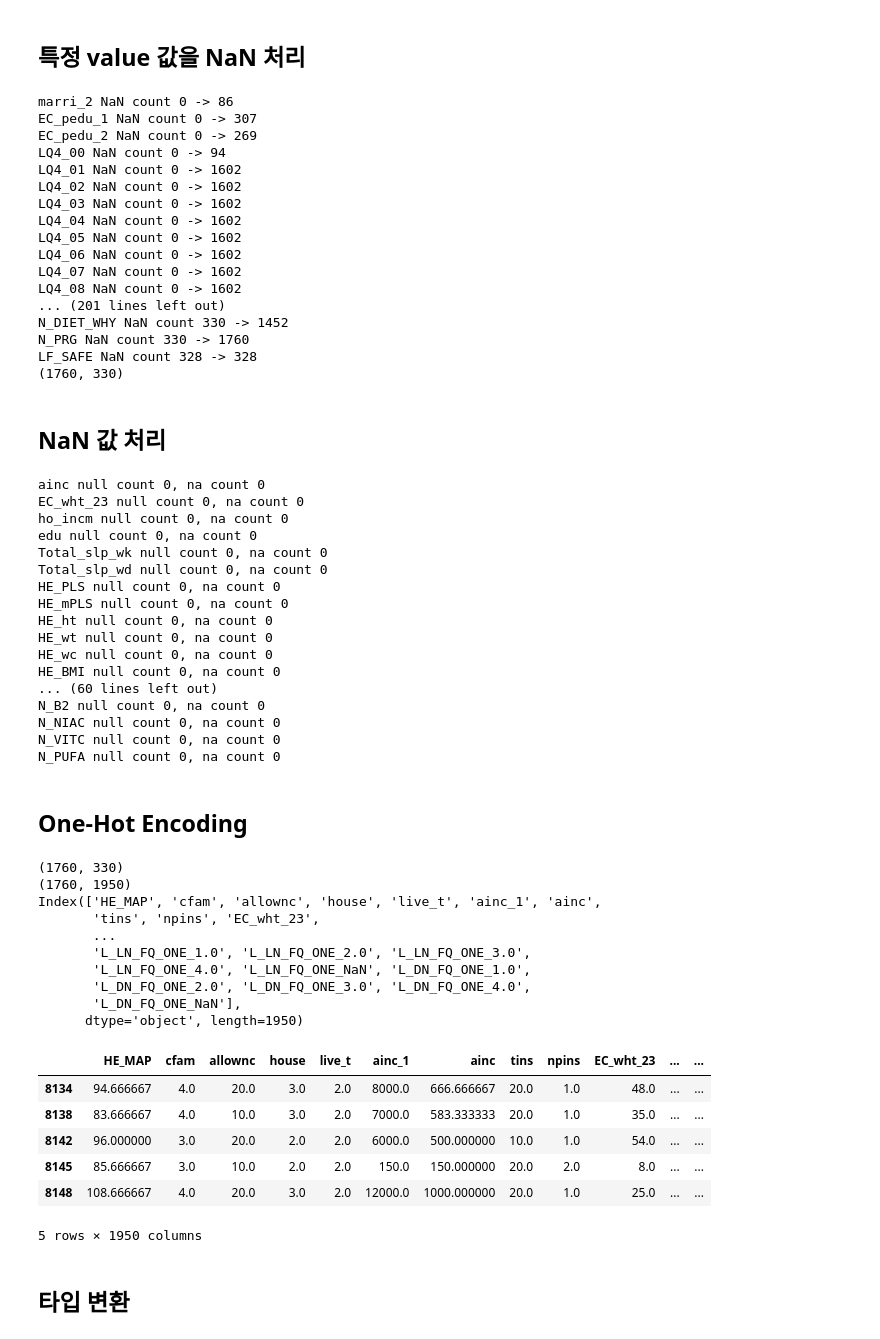
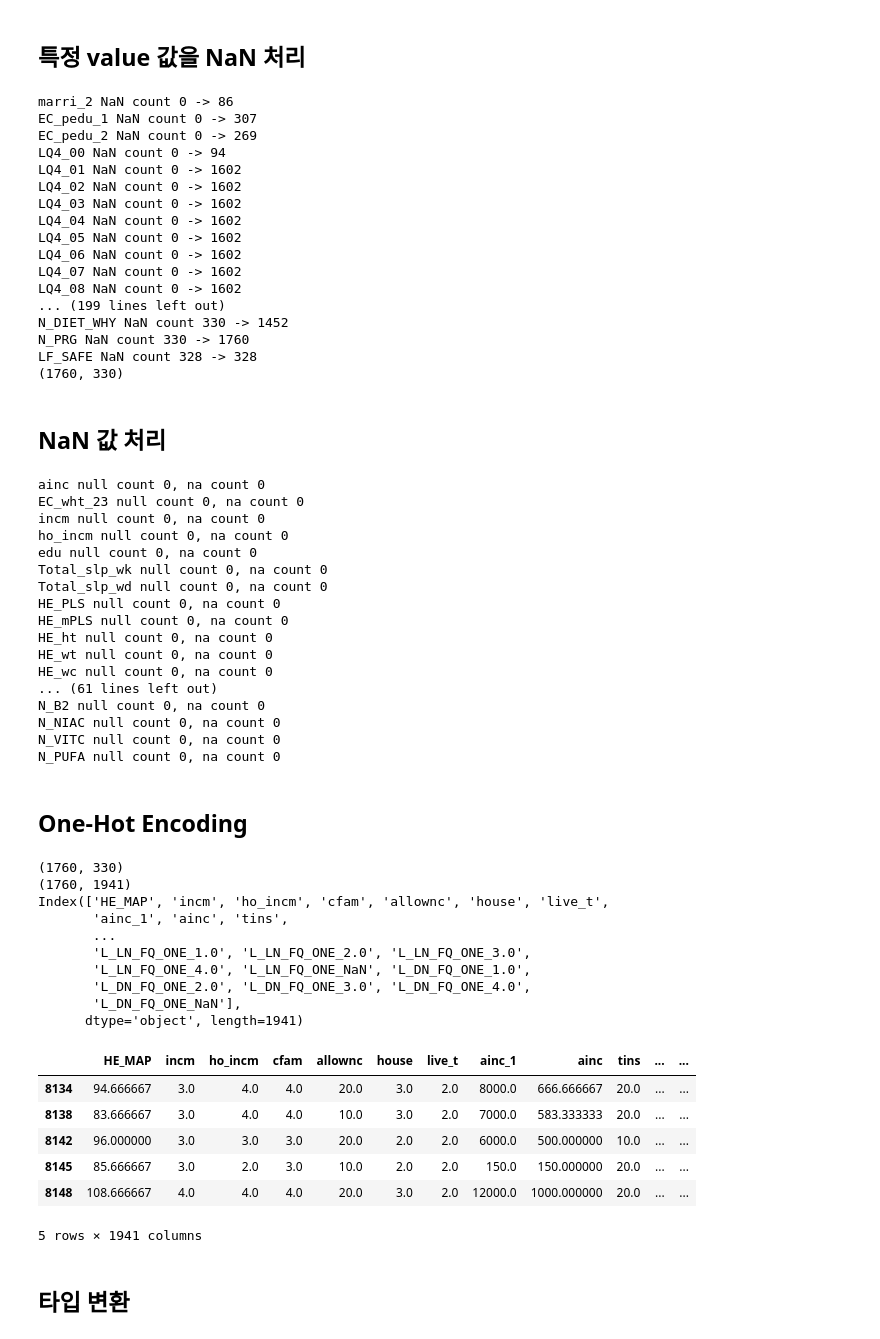
Before and after one commit to zoot0134/kdata_project_2018, a Jupyter notebook: DecisionTreeClassifier_to_pdf_accuracyRate_5(LEE).ipynb, the cells around one changed output. Drawn from its saved outputs; the diff is of its cells as text; code cells hidden in the pictures.

```diff
--- a/DecisionTreeClassifier_to_pdf_accuracyRate_5(LEE).ipynb
+++ b/DecisionTreeClassifier_to_pdf_accuracyRate_5(LEE).ipynb
@@ -575,8 +575,8 @@ nan_df_data = setNanValues(nan_df_data, nan_df_data.BO3_04.name, [8.0, 9.0])
 nan_df_data = setNanValues(nan_df_data, nan_df_data.BO3_12.name, [8.0, 9.0])
 nan_df_data = setNanValues(nan_df_data, nan_df_data.BO3_07.name, [8.0, 9.0])
 
-nan_df_data = setNanValues(nan_df_data, nan_df_data.incm.name, [8.0, 9.0])
-nan_df_data = setNanValues(nan_df_data, nan_df_data.ho_incm.name, [8.0, 9.0])
+#nan_df_data = setNanValues(nan_df_data, nan_df_data.incm.name, [8.0, 9.0])
+#nan_df_data = setNanValues(nan_df_data, nan_df_data.ho_incm.name, [8.0, 9.0])
 nan_df_data = setNanValues(nan_df_data, nan_df_data.edu.name, [888.0, 999.0])
 nan_df_data = setNanValues(nan_df_data, nan_df_data.BO3_09.name, [8.0, 9.0])
 nan_df_data = setNanValues(nan_df_data, nan_df_data.BO3_10.name, [8.0, 9.0])
@@ -737,7 +737,7 @@ LQ4_05 NaN count 0 -> 1602
 LQ4_06 NaN count 0 -> 1602
 LQ4_07 NaN count 0 -> 1602
 LQ4_08 NaN count 0 -> 1602
-... (201 lines left out)
+... (199 lines left out)
 N_DIET_WHY NaN count 330 -> 1452
 N_PRG NaN count 330 -> 1760
 LF_SAFE NaN count 328 -> 328
@@ -763,6 +763,7 @@ def setNanImputer(in_df, name, strategy="mean") :
 imputer_infos = [
       ['ainc', 'mean']
     , ['EC_wht_23', 'mean']
+    , ['incm', 'mean']
     , ['ho_incm', 'mean']
     , ['edu', 'mean']
     , ['Total_slp_wk', 'mean']
@@ -846,6 +847,7 @@ for name, strategy in imputer_infos :
 # %% [output]
 ainc null count 0, na count 0
 EC_wht_23 null count 0, na count 0
+incm null count 0, na count 0
 ho_incm null count 0, na count 0
 edu null count 0, na count 0
 Total_slp_wk null count 0, na count 0
@@ -855,8 +857,7 @@ HE_mPLS null count 0, na count 0
 HE_ht null count 0, na count 0
 HE_wt null count 0, na count 0
 HE_wc null count 0, na count 0
-HE_BMI null count 0, na count 0
-... (60 lines left out)
+... (61 lines left out)
 N_B2 null count 0, na count 0
 N_NIAC null count 0, na count 0
 N_VITC null count 0, na count 0
@@ -879,7 +880,7 @@ def addOneHotEncodingColumns(in_df, name) :
 one_hot_df = imp_df.copy(deep=True)
 print(one_hot_df.shape)
 
-one_hot_df = addOneHotEncodingColumns(one_hot_df, nan_df_data.ho_incm.name)
+#one_hot_df = addOneHotEncodingColumns(one_hot_df, nan_df_data.ho_incm.name)
 one_hot_df = addOneHotEncodingColumns(one_hot_df, nan_df_data.edu.name)
 one_hot_df = addOneHotEncodingColumns(one_hot_df, nan_df_data.occp.name)
 one_hot_df = addOneHotEncodingColumns(one_hot_df, nan_df_data.EC_pedu_1.name)
@@ -965,7 +966,7 @@ one_hot_df = addOneHotEncodingColumns(one_hot_df, nan_df_data.BO3_04.name)
 one_hot_df = addOneHotEncodingColumns(one_hot_df, nan_df_data.BO3_12.name)
 one_hot_df = addOneHotEncodingColumns(one_hot_df, nan_df_data.BO3_07.name)
 
-one_hot_df = addOneHotEncodingColumns(one_hot_df, nan_df_data.incm.name)
+#one_hot_df = addOneHotEncodingColumns(one_hot_df, nan_df_data.incm.name)
 one_hot_df = addOneHotEncodingColumns(one_hot_df, nan_df_data.BO3_09.name)
 one_hot_df = addOneHotEncodingColumns(one_hot_df, nan_df_data.BO3_10.name)
 one_hot_df = addOneHotEncodingColumns(one_hot_df, nan_df_data.BD1.name)
@@ -1132,43 +1133,43 @@ one_hot_df = addOneHotEncodingColumns(one_hot_df, nan_df_data.LF_SAFE.name)
 
 one_hot_df = addOneHotEncodingColumns(one_hot_df, nan_df_data.mh_PHQ_S.name)
 one_hot_df = addOneHotEncodingColumns(one_hot_df, nan_df_data.HE_PLS.name)
 one_hot_df = addOneHotEncodingColumns(one_hot_df, nan_df_data.HE_mPLS.name)
 
 one_hot_df = addOneHotEncodingColumns(one_hot_df, nan_df_data.HE_Upro.name)
 one_hot_df = addOneHotEncodingColumns(one_hot_df, nan_df_data.HE_Uglu.name)
 one_hot_df = addOneHotEncodingColumns(one_hot_df, nan_df_data.HE_Uket.name)
 one_hot_df = addOneHotEncodingColumns(one_hot_df, nan_df_data.HE_Ubil.name)
 one_hot_df = addOneHotEncodingColumns(one_hot_df, nan_df_data.HE_Ubld.name)
 one_hot_df = addOneHotEncodingColumns(one_hot_df, nan_df_data.HE_Uro.name)
 
 one_hot_df = addOneHotEncodingColumns(one_hot_df, nan_df_data.HE_cough2.name)
 one_hot_df = addOneHotEncodingColumns(one_hot_df, nan_df_data.HE_sput2.name)
 one_hot_df = addOneHotEncodingColumns(one_hot_df, nan_df_data.HE_PFTag.name)
 
 one_hot_df = addOneHotEncodingColumns(one_hot_df, nan_df_data.L_BR_FQ.name)
 one_hot_df = addOneHotEncodingColumns(one_hot_df, nan_df_data.L_LN_FQ.name)
 one_hot_df = addOneHotEncodingColumns(one_hot_df, nan_df_data.L_DN_FQ.name)
 
 print(one_hot_df.shape)
 print(one_hot_df.columns)
 one_hot_df.tail()
 # %% [output]
 (1760, 330)
-(1760, 1950)
-Index(['HE_MAP', 'cfam', 'allownc', 'house', 'live_t', 'ainc_1', 'ainc',
-       'tins', 'npins', 'EC_wht_23',
+(1760, 1941)
+Index(['HE_MAP', 'incm', 'ho_incm', 'cfam', 'allownc', 'house', 'live_t',
+       'ainc_1', 'ainc', 'tins',
        ...
        'L_LN_FQ_ONE_1.0', 'L_LN_FQ_ONE_2.0', 'L_LN_FQ_ONE_3.0',
        'L_LN_FQ_ONE_4.0', 'L_LN_FQ_ONE_NaN', 'L_DN_FQ_ONE_1.0',
        'L_DN_FQ_ONE_2.0', 'L_DN_FQ_ONE_3.0', 'L_DN_FQ_ONE_4.0',
        'L_DN_FQ_ONE_NaN'],
-      dtype='object', length=1950)
+      dtype='object', length=1941)
-|  | HE_MAP | cfam | allownc | house | live_t | ainc_1 | ainc | tins | npins | EC_wht_23 | ... | ... |
-| 8134 | 94.666667 | 4.0 | 20.0 | 3.0 | 2.0 | 8000.0 | 666.666667 | 20.0 | 1.0 | 48.0 | ... | ... |
-| 8138 | 83.666667 | 4.0 | 10.0 | 3.0 | 2.0 | 7000.0 | 583.333333 | 20.0 | 1.0 | 35.0 | ... | ... |
-| 8142 | 96.000000 | 3.0 | 20.0 | 2.0 | 2.0 | 6000.0 | 500.000000 | 10.0 | 1.0 | 54.0 | ... | ... |
-| 8145 | 85.666667 | 3.0 | 10.0 | 2.0 | 2.0 | 150.0 | 150.000000 | 20.0 | 2.0 | 8.0 | ... | ... |
-| 8148 | 108.666667 | 4.0 | 20.0 | 3.0 | 2.0 | 12000.0 | 1000.000000 | 20.0 | 1.0 | 25.0 | ... | ... |
+|  | HE_MAP | incm | ho_incm | cfam | allownc | house | live_t | ainc_1 | ainc | tins | ... | ... |
+| 8134 | 94.666667 | 3.0 | 4.0 | 4.0 | 20.0 | 3.0 | 2.0 | 8000.0 | 666.666667 | 20.0 | ... | ... |
+| 8138 | 83.666667 | 3.0 | 4.0 | 4.0 | 10.0 | 3.0 | 2.0 | 7000.0 | 583.333333 | 20.0 | ... | ... |
+| 8142 | 96.000000 | 3.0 | 3.0 | 3.0 | 20.0 | 2.0 | 2.0 | 6000.0 | 500.000000 | 10.0 | ... | ... |
+| 8145 | 85.666667 | 3.0 | 2.0 | 3.0 | 10.0 | 2.0 | 2.0 | 150.0 | 150.000000 | 20.0 | ... | ... |
+| 8148 | 108.666667 | 4.0 | 4.0 | 4.0 | 20.0 | 3.0 | 2.0 | 12000.0 | 1000.000000 | 20.0 | ... | ... |
-5 rows × 1950 columns
+5 rows × 1941 columns
 # %% [markdown]
 ## 타입 변환
```
Also changed, not shown: parts of 19 cells of this notebook.
